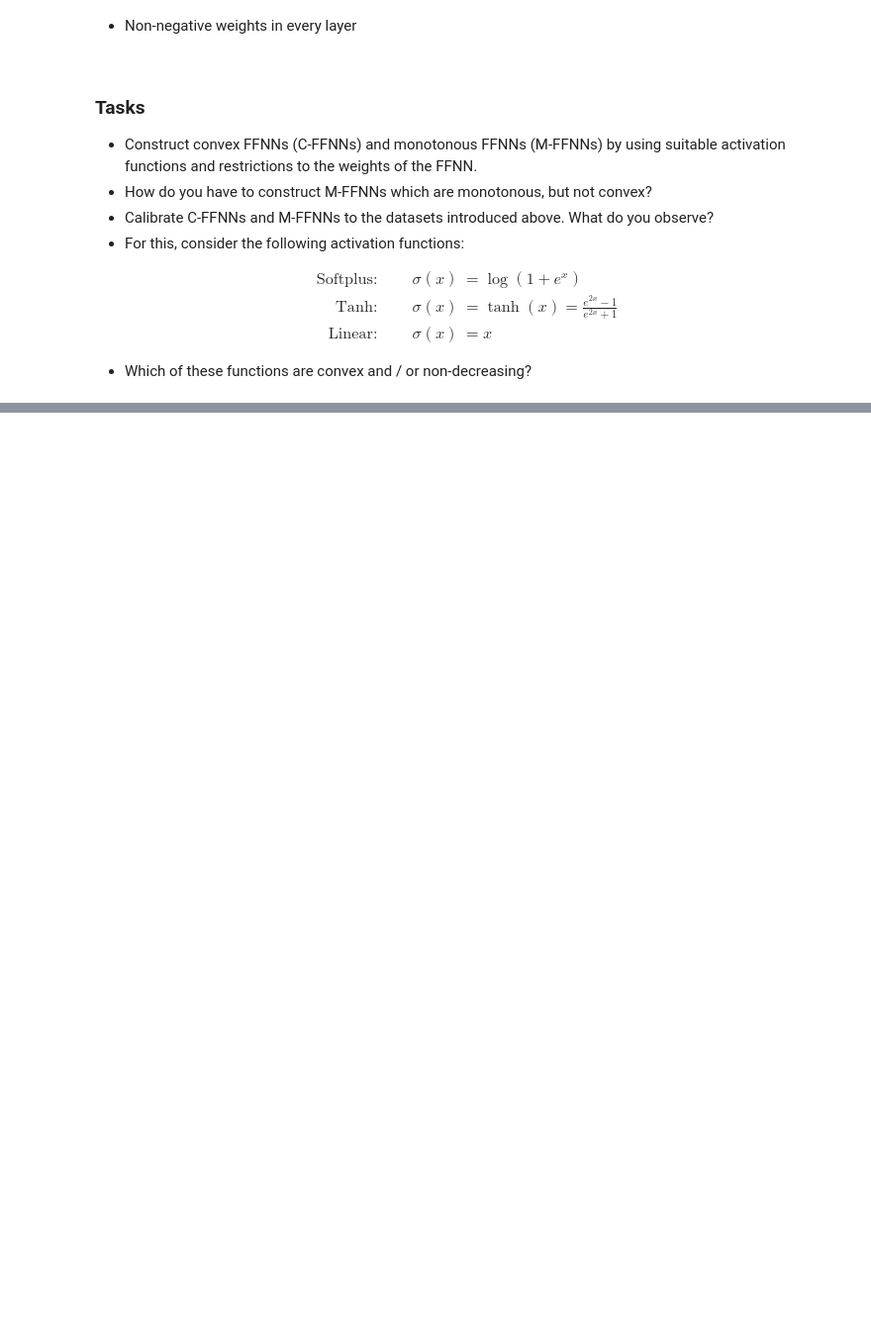
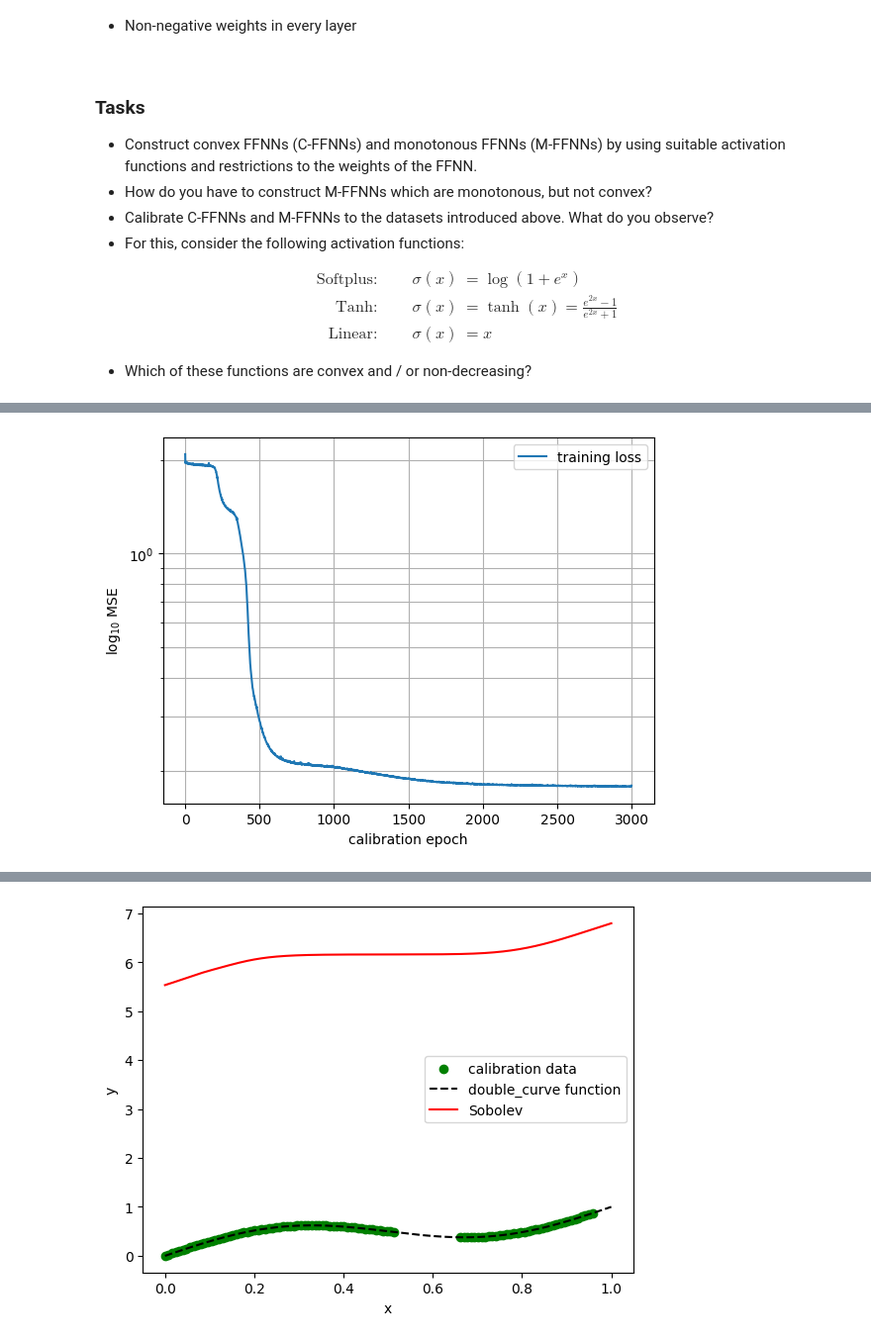
Before and after one commit to CPShub/LecturePhysicsAwareML, a Jupyter notebook: FFNN_introduction/main_task_FFNN.ipynb, the cells around one changed output, grey strips where cells are left out. Shown at 99% size. Cells and saved outputs as stored; diff of their text form; code cells hidden in the pictures; blank space fills up the shorter version.

```diff
--- a/FFNN_introduction/main_task_FFNN.ipynb
+++ b/FFNN_introduction/main_task_FFNN.ipynb
@@ -266,0 +296,51 @@ it took 0:01:11.540895 (sec) to calibrate the model
+# %%
+#   adapt the model name for your plots
+model_name = 'Sobolev'
+
+#   number of nodes in each layer
+units = [32,32,1]
+
+#   activation function in each layer
+#   options: 'softplus', 'tanh', 'relu', 'linear', ...
+activation = ['tanh','softplus','linear']
+
+#   non_neg: restrict the weights in different layers to be non-negative
+non_neg = [True, True, True]
+
+#   dataset options: 'bathtub', 'curve', 'double_curve'
+data = 'double_curve'
+
+#   epochs: number of iterations in the optimisation process
+epochs = 3000
+
+# loss_weights to define the calibration process
+# [1,0] calibration only on the function
+# [0,1] calibration only on the gradient
+# [1,1] calibration on the function and its gradient
+loss_weights=[0,1]
+
+ #   load model
+model = lm.main_con_grad(loss_weights=loss_weights, \
+                         units=units, activation=activation, non_neg=non_neg)
+
+#   load data
+xs, ys, dys, xs_c, ys_c, dys_c = ld.get_data_with_gradients(data)
+
+
+#   calibrate model
+
+t1 = now()
+print(t1)
+
+
+#   set "verbose=2" to observe the progress of the calibration process
+tf.keras.backend.set_value(model.optimizer.learning_rate, 0.002)
+h = model.fit([xs_c], [ys_c, dys_c], epochs = epochs,  verbose = 0)
+
+t2 = now()
+print('it took', t2 - t1, '(sec) to calibrate the model')
+
+lp.plot_loss(h)
+
+lp.plot_data_model_grad(xs, ys, dys, xs_c, ys_c, dys_c, model, model_name, data, 4)
+# %% [output]
@@ -266,0 +349 @@ it took 0:01:11.540895 (sec) to calibrate the model
+[figure, added]
@@ -266,0 +351 @@ it took 0:01:11.540895 (sec) to calibrate the model
+[figure, added]
```
Also changed, not shown: parts of 6 cells of this notebook.
